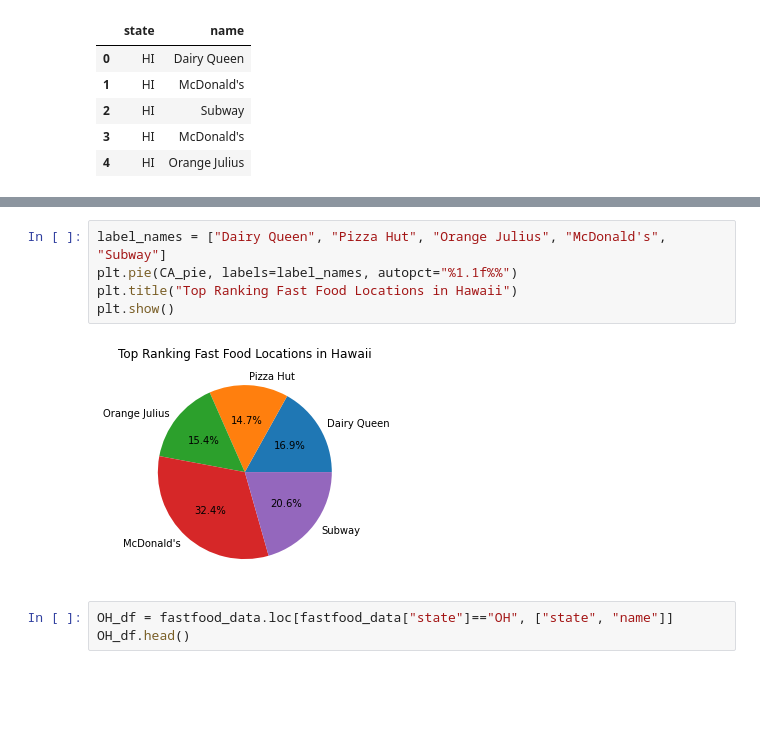
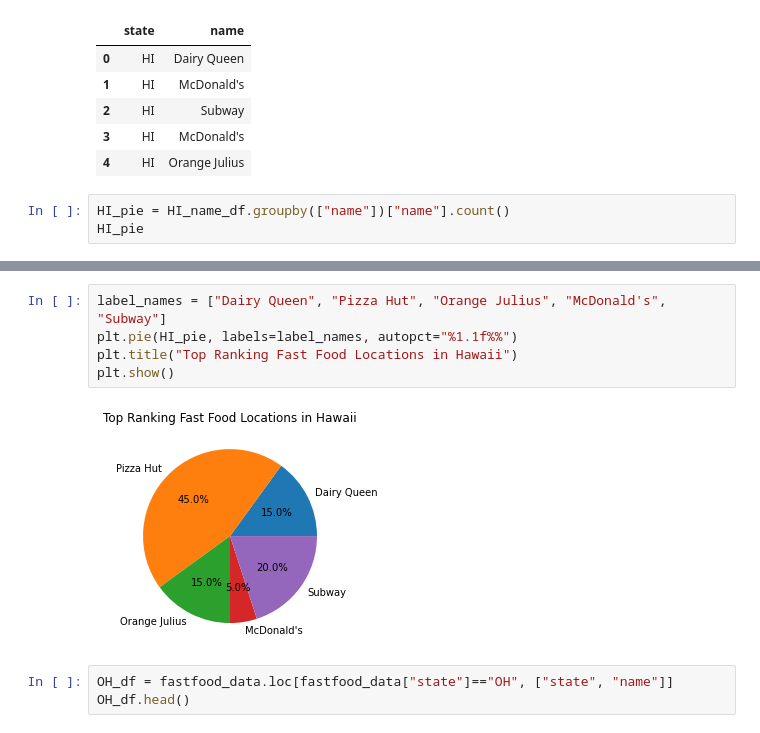
Before and after one commit to tiffanyycheng99/TeamTasty_PythonAnalysis, a Jupyter notebook: Data cleaning with heat map and pie charts- Brandie.ipynb, the cells around one changed output, grey strips where cells are left out. Cells and saved outputs as stored; diff of their text form; blank space fills up the shorter version.

```diff
--- a/Data cleaning with heat map and pie charts- Brandie.ipynb
+++ b/Data cleaning with heat map and pie charts- Brandie.ipynb
@@ -534,3 +545,6 @@ HI_name_df.head()
 | 2 | HI | Subway |
 | 3 | HI | McDonald's |
 | 4 | HI | Orange Julius |
+# %%
+HI_pie = HI_name_df.groupby(["name"])["name"].count()
+HI_pie
@@ -537,10 +559,10 @@ HI_name_df.head()
 # %%
 label_names = ["Dairy Queen", "Pizza Hut", "Orange Julius", "McDonald's", "Subway"]
-plt.pie(CA_pie, labels=label_names, autopct="%1.1f%%")
+plt.pie(HI_pie, labels=label_names, autopct="%1.1f%%")
 plt.title("Top Ranking Fast Food Locations in Hawaii")
 plt.show()
 # %% [output]
-[figure, old version]
+[figure, new version]
 # %%
 OH_df = fastfood_data.loc[fastfood_data["state"]=="OH", ["state", "name"]]
 OH_df.head()
```
Also changed, not shown: parts of 15 cells of this notebook.
